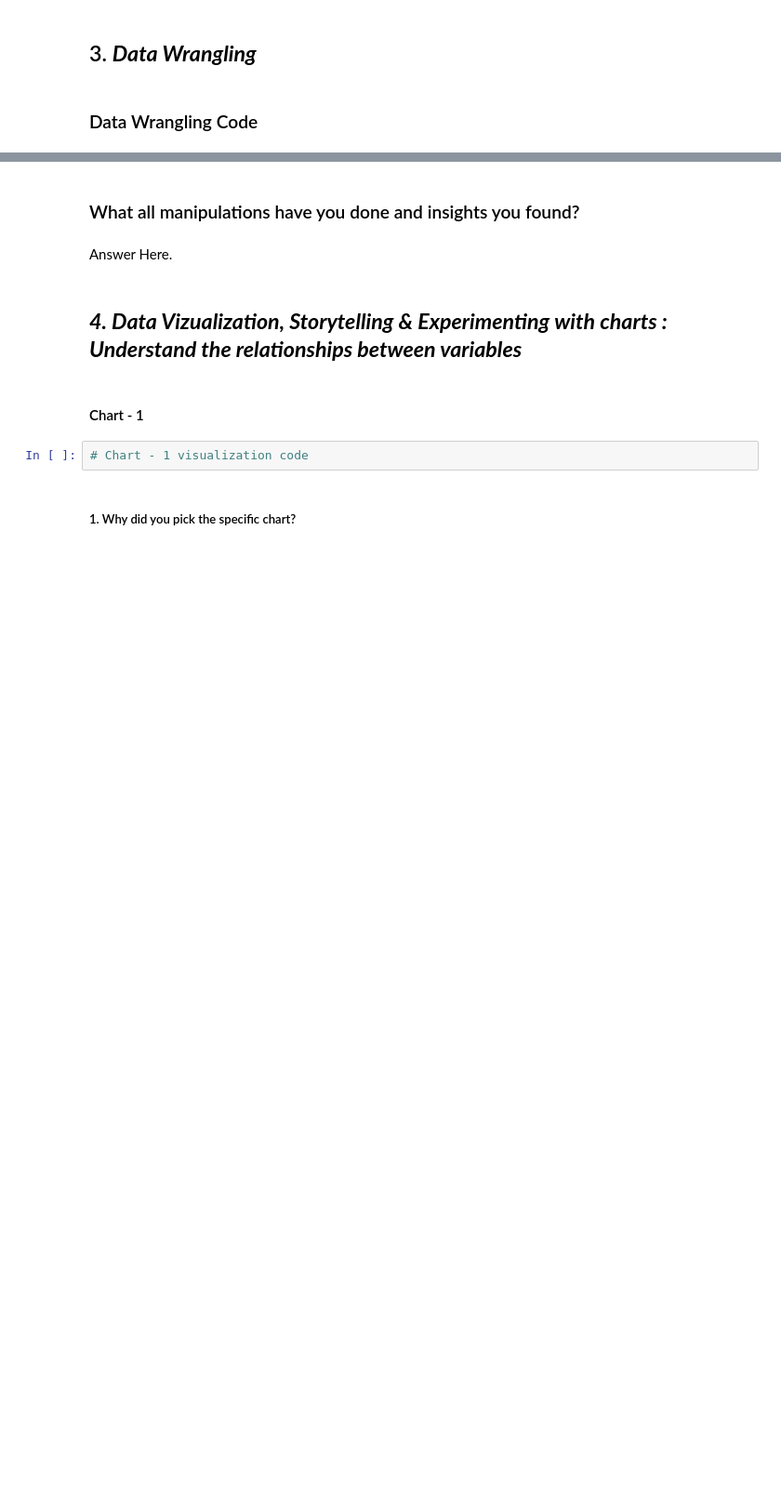
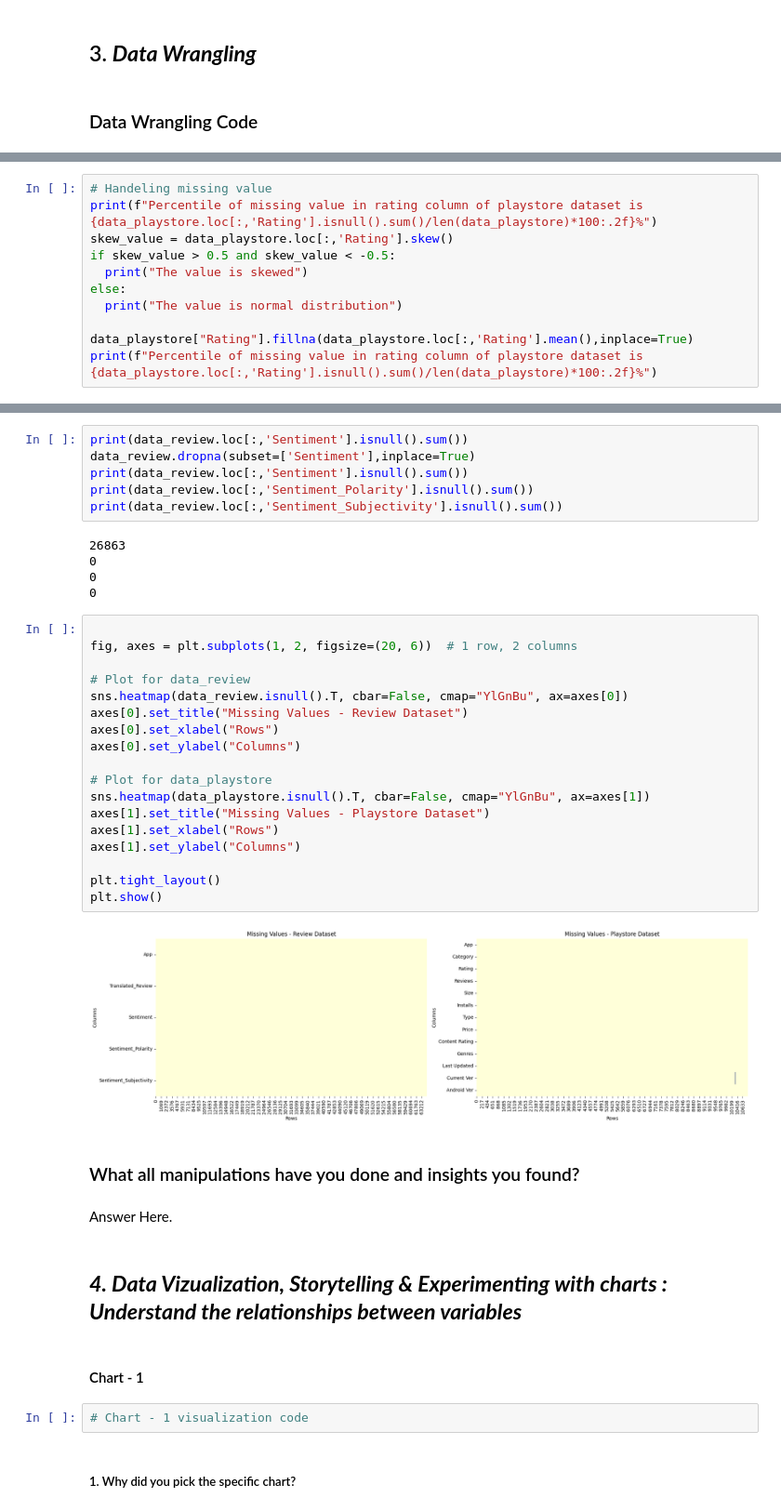
Before and after one commit to manojDOX/Play-Store-App-Review-Analysis-EDA, a Jupyter notebook: Play_Store_App_Review_Analysis_EDA.ipynb, the cells around one changed output, grey strips where cells are left out. Shown: that part at 93% size. Drawn from its saved outputs; the diff is of its cells as text; blank space fills up the shorter version.

```diff
--- a/Play_Store_App_Review_Analysis_EDA.ipynb
+++ b/Play_Store_App_Review_Analysis_EDA.ipynb
@@ -284,0 +382,11 @@ Answer Here
+# %%
+# Handeling missing value
+print(f"Percentile of missing value in rating column of playstore dataset is {data_playstore.loc[:,'Rating'].isnull().sum()/len(data_playstore)*100:.2f}%")
+skew_value = data_playstore.loc[:,'Rating'].skew()
+if skew_value > 0.5 and skew_value < -0.5:
+  print("The value is skewed")
+else:
+  print("The value is normal distribution")
+
+data_playstore["Rating"].fillna(data_playstore.loc[:,'Rating'].mean(),inplace=True)
+print(f"Percentile of missing value in rating column of playstore dataset is {data_playstore.loc[:,'Rating'].isnull().sum()/len(data_playstore)*100:.2f}%")
@@ -285,3 +406,34 @@ Answer Here
+# %%
+print(data_review.loc[:,'Sentiment'].isnull().sum())
+data_review.dropna(subset=['Sentiment'],inplace=True)
+print(data_review.loc[:,'Sentiment'].isnull().sum())
+print(data_review.loc[:,'Sentiment_Polarity'].isnull().sum())
+print(data_review.loc[:,'Sentiment_Subjectivity'].isnull().sum())
+# %% [output]
+26863
+0
+0
+0
+# %%
+
+fig, axes = plt.subplots(1, 2, figsize=(20, 6))  # 1 row, 2 columns
+
+# Plot for data_review
+sns.heatmap(data_review.isnull().T, cbar=False, cmap="YlGnBu", ax=axes[0])
+axes[0].set_title("Missing Values - Review Dataset")
+axes[0].set_xlabel("Rows")
+axes[0].set_ylabel("Columns")
+
+# Plot for data_playstore
+sns.heatmap(data_playstore.isnull().T, cbar=False, cmap="YlGnBu", ax=axes[1])
+axes[1].set_title("Missing Values - Playstore Dataset")
+axes[1].set_xlabel("Rows")
+axes[1].set_ylabel("Columns")
+
+plt.tight_layout()
+plt.show()
+# %% [output]
+[figure, added]
 # %% [markdown]
 ### What all manipulations have you done and insights you found?
 # %% [markdown]
```
Also changed, not shown: parts of 14 cells of this notebook.
